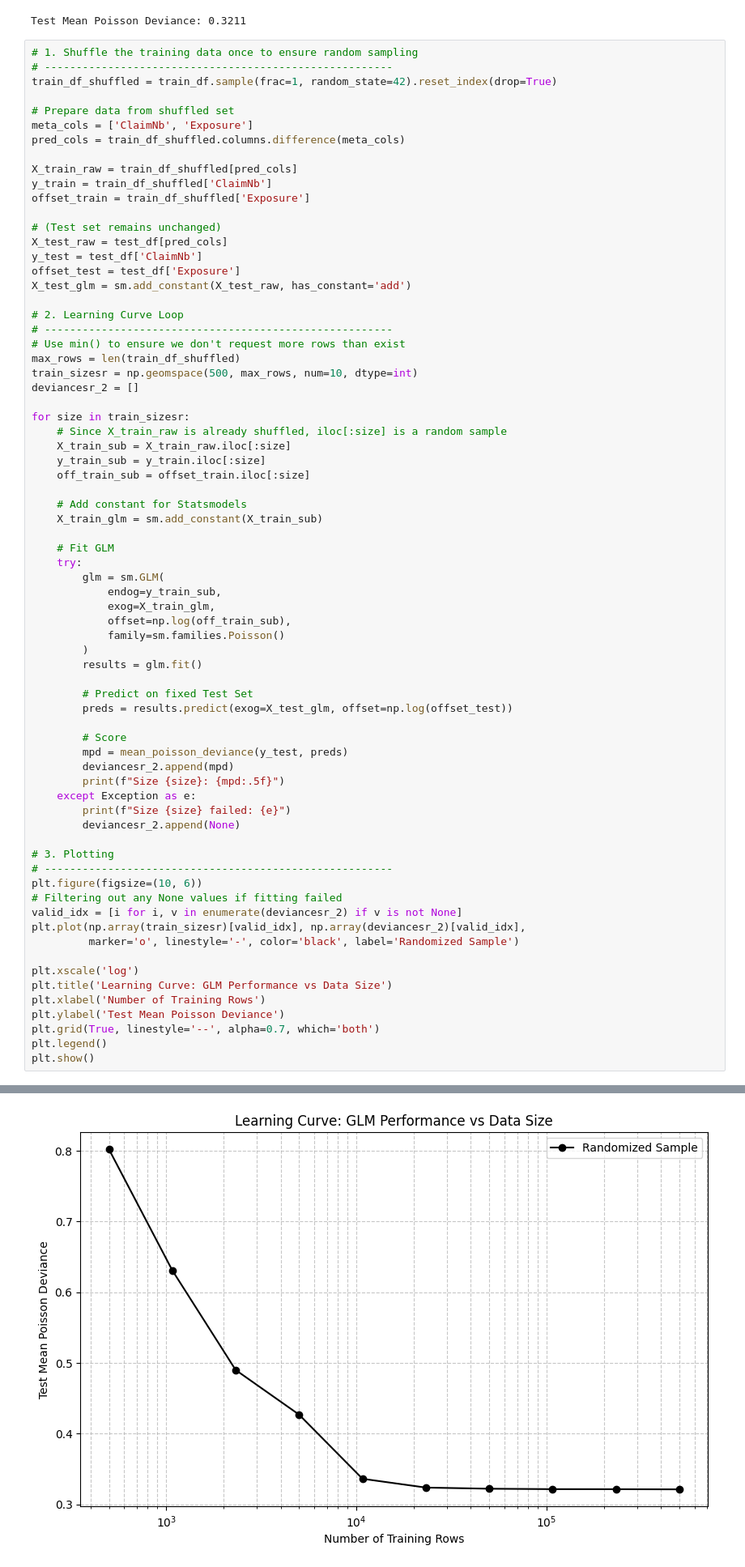
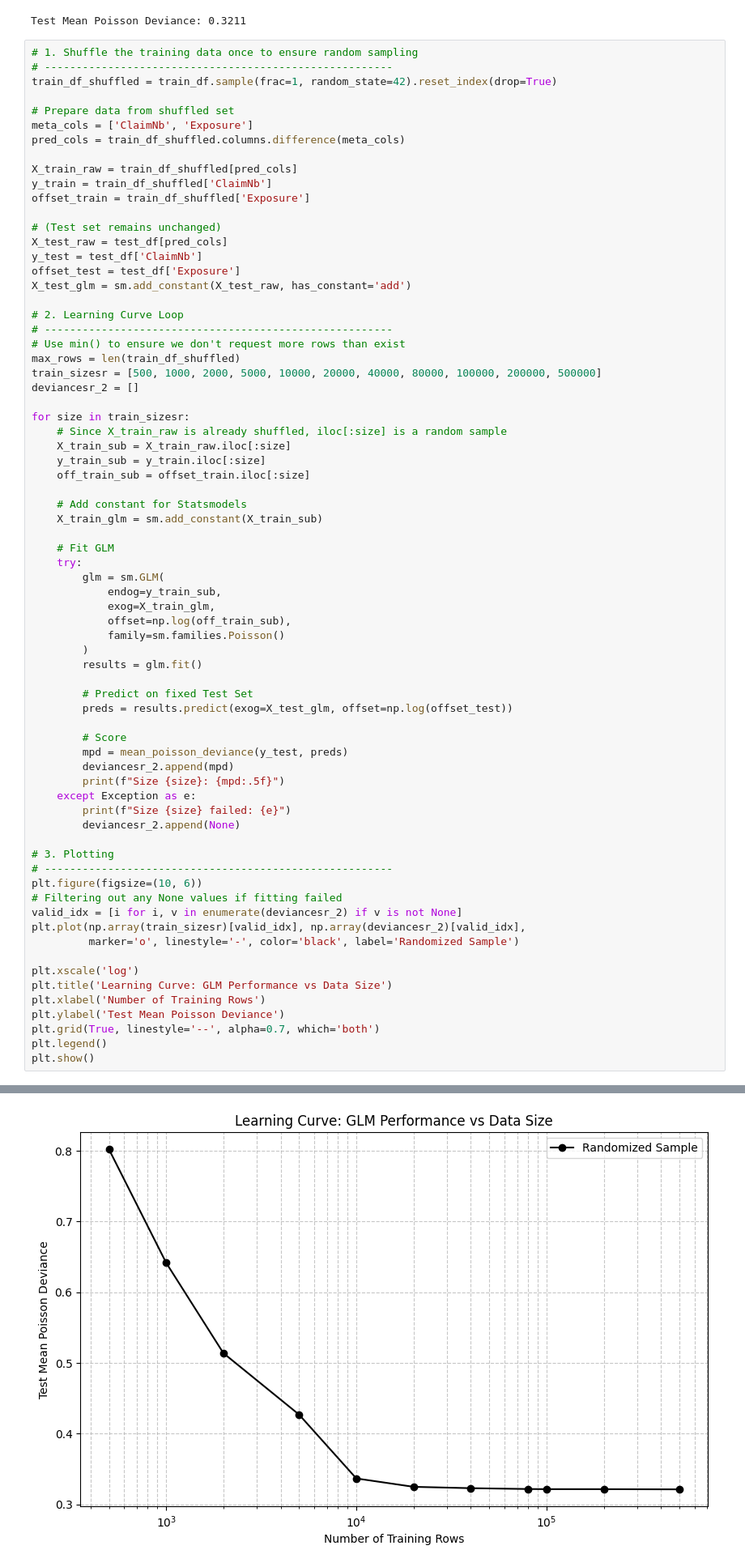
Before and after one commit to derekkusmenko/FinetuneLLM_Pricing, a Jupyter notebook: textbook_model.ipynb, the cells around one changed output, grey strips where cells are left out. Shown at 81% size. Cells and saved outputs as stored; diff of their text form.

Commit message:
updated training sizes for learning curve

```diff
--- a/textbook_model.ipynb
+++ b/textbook_model.ipynb
@@ -258,7 +258,7 @@ X_test_glm = sm.add_constant(X_test_raw, has_constant='add')
 # -------------------------------------------------------
 # Use min() to ensure we don't request more rows than exist
 max_rows = len(train_df_shuffled)
-train_sizesr = np.geomspace(500, max_rows, num=10, dtype=int)
+train_sizesr = [500, 1000, 2000, 5000, 10000, 20000, 40000, 80000, 100000, 200000, 500000]
 deviancesr_2 = []
 
 for size in train_sizesr:
@@ -319,2 +320,2 @@ Size 232079: 0.32130
 Size 500000: 0.32109
-[figure, old version]
+[figure, new version]
```
Also changed, not shown: parts of 3 cells of this notebook.
